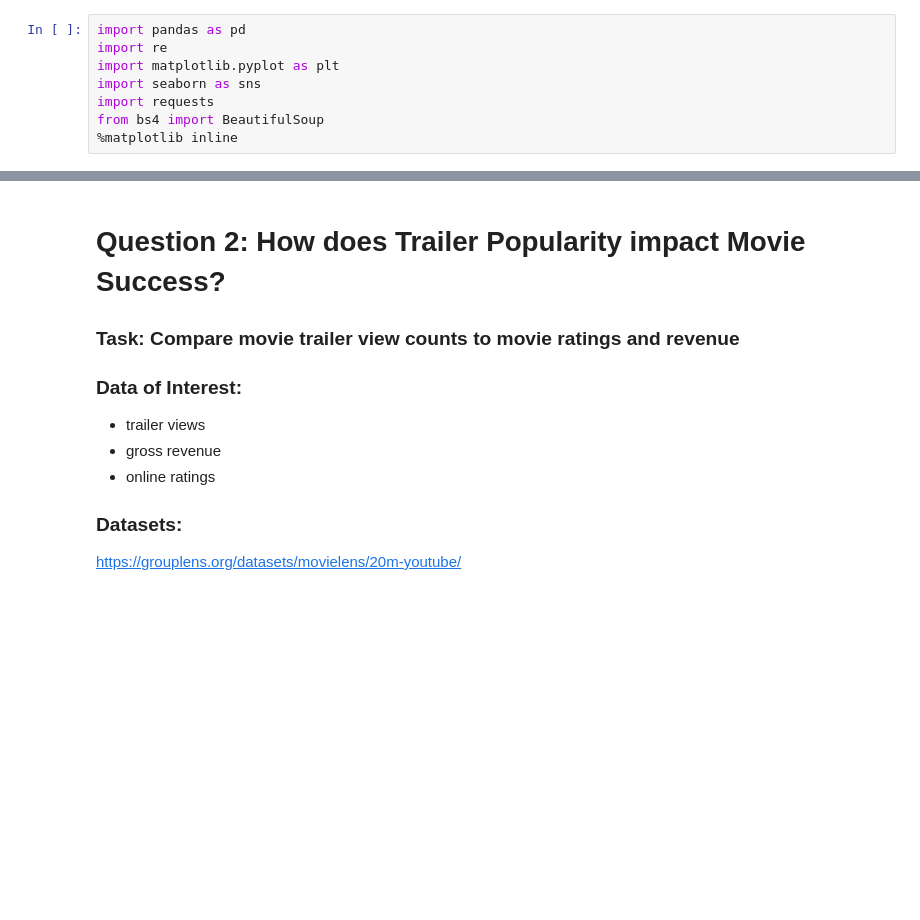
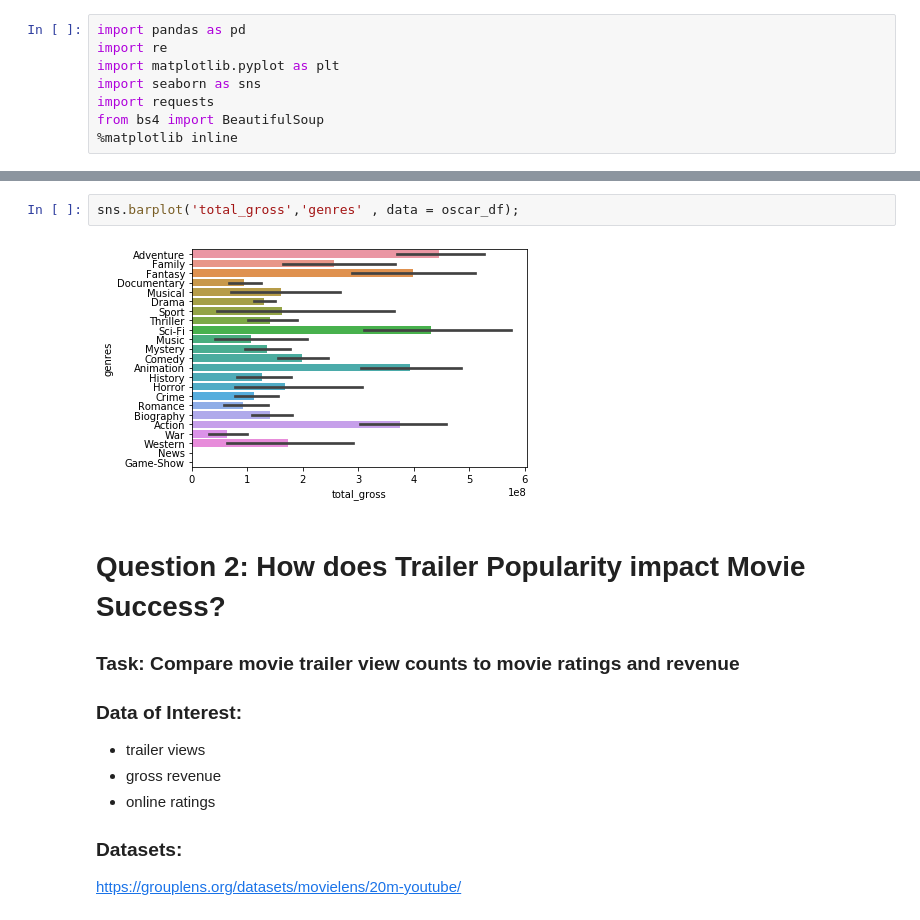
Before and after one commit to khyateed/Movie-Data-Analysis, a Jupyter notebook: student.ipynb, the cells around one changed output, grey strips where cells are left out. Cells and saved outputs as stored; diff of their text form; blank space fills up the shorter version.

```diff
--- a/student.ipynb
+++ b/student.ipynb
@@ -318,3 +176,7 @@ sns.barplot('production_budget','genres' , data = oscar_df)
+# %%
+sns.barplot('total_gross','genres' , data = oscar_df);
+# %% [output]
+[figure, added]
 # %% [markdown]
 # Question 2: How does Trailer Popularity impact Movie Success?
 ### Task: Compare movie trailer view counts to movie ratings and revenue
```
Also changed, not shown: parts of 101 cells of this notebook.
